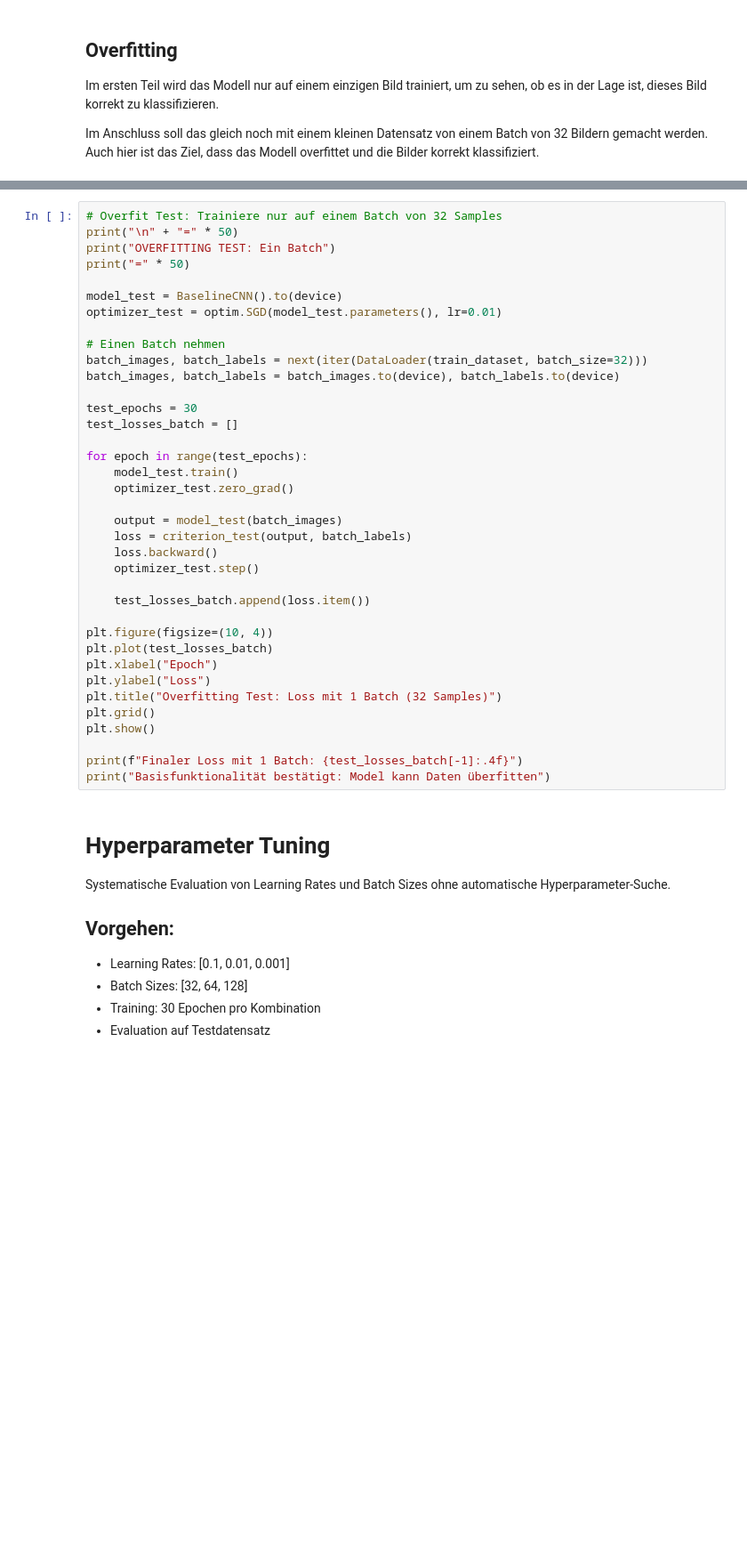
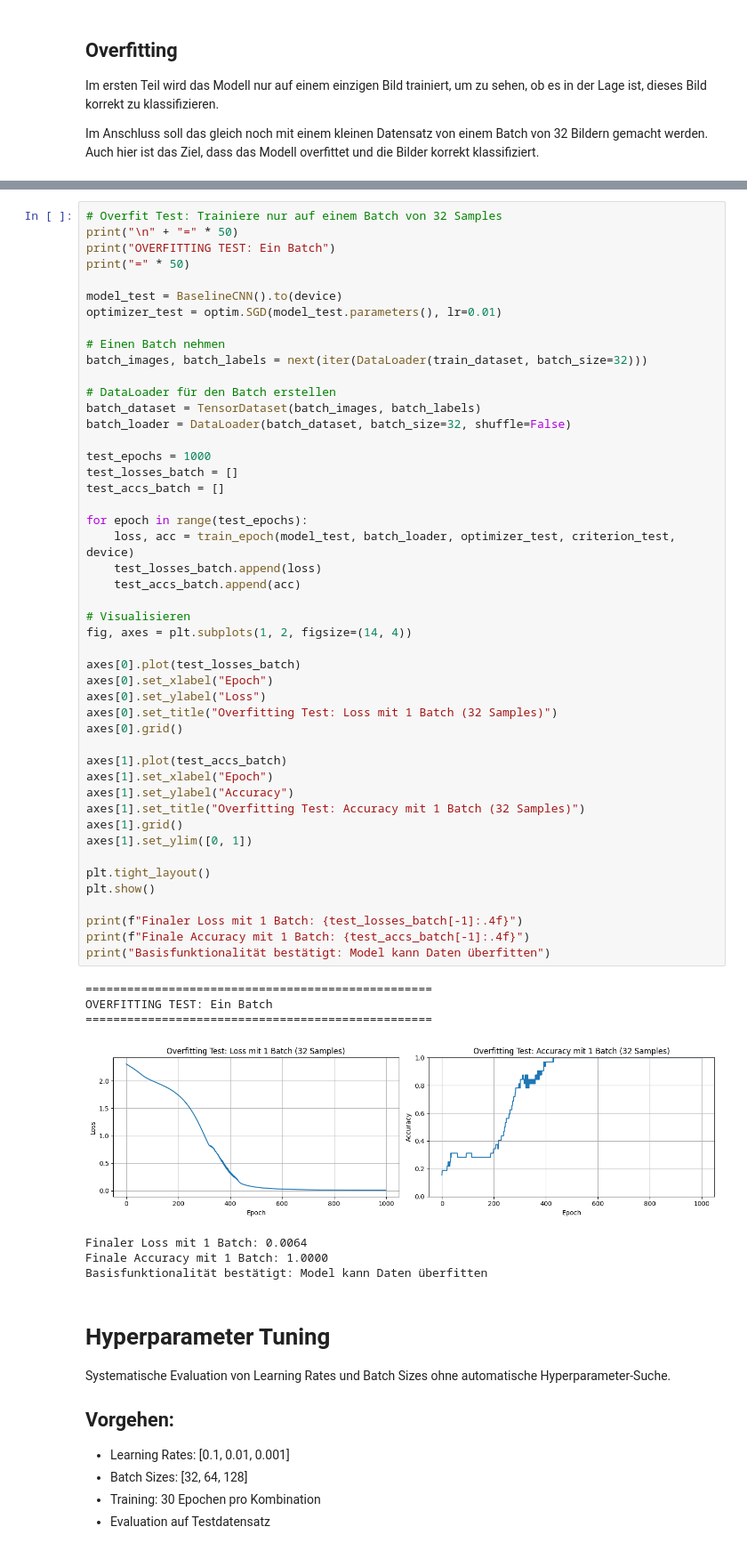
Before and after one commit to adrianmeier2002/DEL, a Jupyter notebook: MC.ipynb, the cells around one changed output, grey strips where cells are left out. Shown at 89% size. Cells and saved outputs as stored; diff of their text form; blank space fills up the shorter version.

```diff
--- a/MC.ipynb
+++ b/MC.ipynb
@@ -320,40 +352,58 @@ print(f"Finaler Loss mit 1 Sample: {test_losses[-1]:.4f}")
 # %%
 # Overfit Test: Trainiere nur auf einem Batch von 32 Samples
 print("\n" + "=" * 50)
 print("OVERFITTING TEST: Ein Batch")
 print("=" * 50)
 
 model_test = BaselineCNN().to(device)
 optimizer_test = optim.SGD(model_test.parameters(), lr=0.01)
 
 # Einen Batch nehmen
 batch_images, batch_labels = next(iter(DataLoader(train_dataset, batch_size=32)))
-batch_images, batch_labels = batch_images.to(device), batch_labels.to(device)
 
-test_epochs = 30
+# DataLoader für den Batch erstellen
+batch_dataset = TensorDataset(batch_images, batch_labels)
+batch_loader = DataLoader(batch_dataset, batch_size=32, shuffle=False)
+
+test_epochs = 1000
 test_losses_batch = []
+test_accs_batch = []
 
 for epoch in range(test_epochs):
-    model_test.train()
-    optimizer_test.zero_grad()
+    loss, acc = train_epoch(model_test, batch_loader, optimizer_test, criterion_test, device)
+    test_losses_batch.append(loss)
+    test_accs_batch.append(acc)
 
-    output = model_test(batch_images)
-    loss = criterion_test(output, batch_labels)
-    loss.backward()
-    optimizer_test.step()
+# Visualisieren
+fig, axes = plt.subplots(1, 2, figsize=(14, 4))
 
-    test_losses_batch.append(loss.item())
+axes[0].plot(test_losses_batch)
+axes[0].set_xlabel("Epoch")
+axes[0].set_ylabel("Loss")
+axes[0].set_title("Overfitting Test: Loss mit 1 Batch (32 Samples)")
+axes[0].grid()
 
-plt.figure(figsize=(10, 4))
-plt.plot(test_losses_batch)
-plt.xlabel("Epoch")
-plt.ylabel("Loss")
-plt.title("Overfitting Test: Loss mit 1 Batch (32 Samples)")
-plt.grid()
+axes[1].plot(test_accs_batch)
+axes[1].set_xlabel("Epoch")
+axes[1].set_ylabel("Accuracy")
+axes[1].set_title("Overfitting Test: Accuracy mit 1 Batch (32 Samples)")
+axes[1].grid()
+axes[1].set_ylim([0, 1])
+
+plt.tight_layout()
 plt.show()
 
 print(f"Finaler Loss mit 1 Batch: {test_losses_batch[-1]:.4f}")
+print(f"Finale Accuracy mit 1 Batch: {test_accs_batch[-1]:.4f}")
 print("Basisfunktionalität bestätigt: Model kann Daten überfitten")
+# %% [output]
+==================================================
+OVERFITTING TEST: Ein Batch
+==================================================
+[figure, added]
+Finaler Loss mit 1 Batch: 0.0064
+Finale Accuracy mit 1 Batch: 1.0000
+Basisfunktionalität bestätigt: Model kann Daten überfitten
 # %% [markdown]
 # Hyperparameter Tuning
 
```
Also changed, not shown: parts of 12 cells of this notebook, 6 other files.
